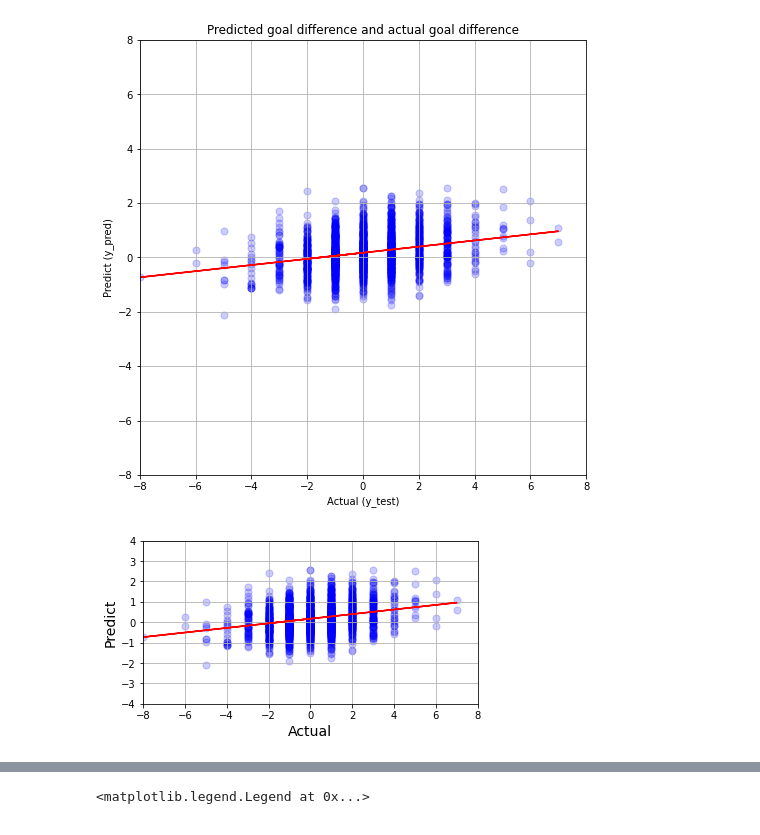
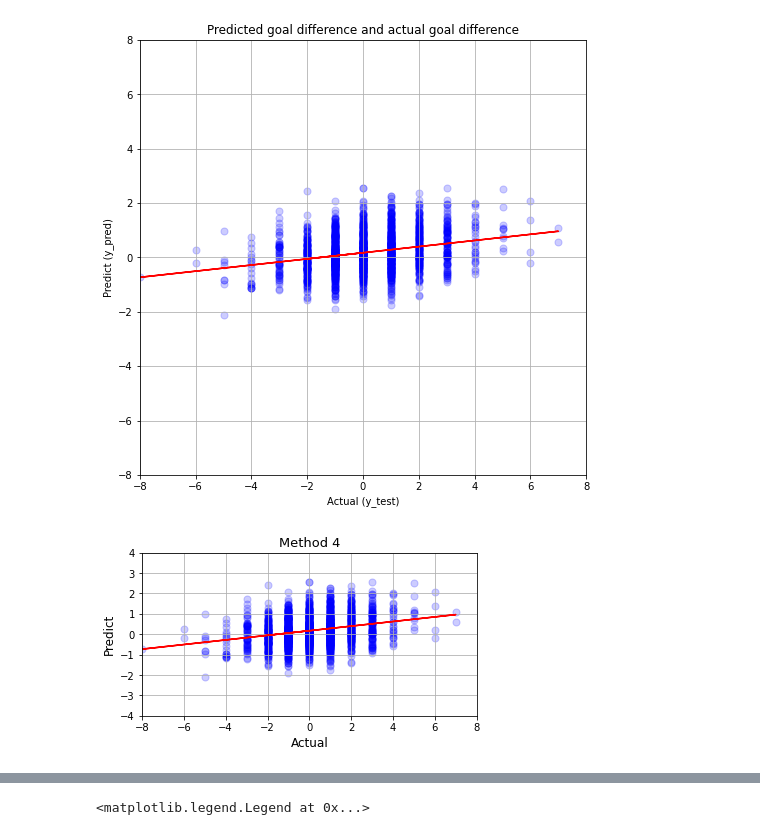
Before and after one commit to dovicie/jleague-result-prediction, a Jupyter notebook: prediction_with_regression2.ipynb, the cells around one changed output, grey strips where cells are left out. Cells and saved outputs as stored; diff of their text form; code cells hidden in the pictures.

```diff
--- a/prediction_with_regression2.ipynb
+++ b/prediction_with_regression2.ipynb
@@ -543,18 +543,19 @@ plt.grid(True)
 # %%
 # 予稿用
 x = np.array(tests_allyear)
 y = np.array(preds_allyear)
 a, b = np.polyfit(x, y, 1)
 y2 = a * x + b
 
 plt.figure(figsize=(6,3))
 plt.plot(x,y2, c='red', alpha=1)
 
 plt.scatter(x,y,c='blue', alpha=0.2, s=50)
 plt.xlim(-8,8)
 plt.ylim(-4,4)
-plt.xlabel("Actual",fontsize=14)
-plt.ylabel("Predict",fontsize=14)
+plt.xlabel("Actual",fontsize=12)
+plt.ylabel("Predict",fontsize=12)
+plt.title("Method 4",fontsize=13)
 plt.grid(True)
 # %% [output]
-[figure, old version]
+[figure, new version]
```
Also changed, not shown: parts of 7 cells of this notebook, 2 other files.
